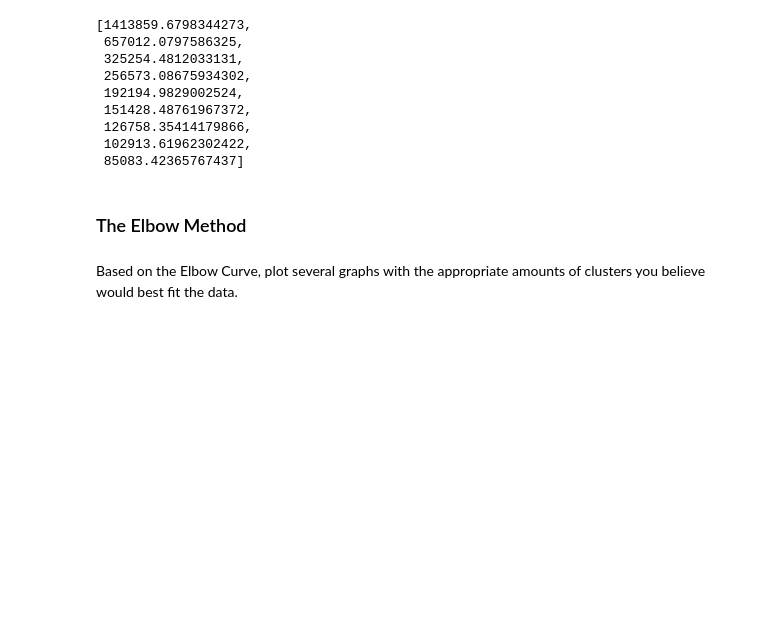
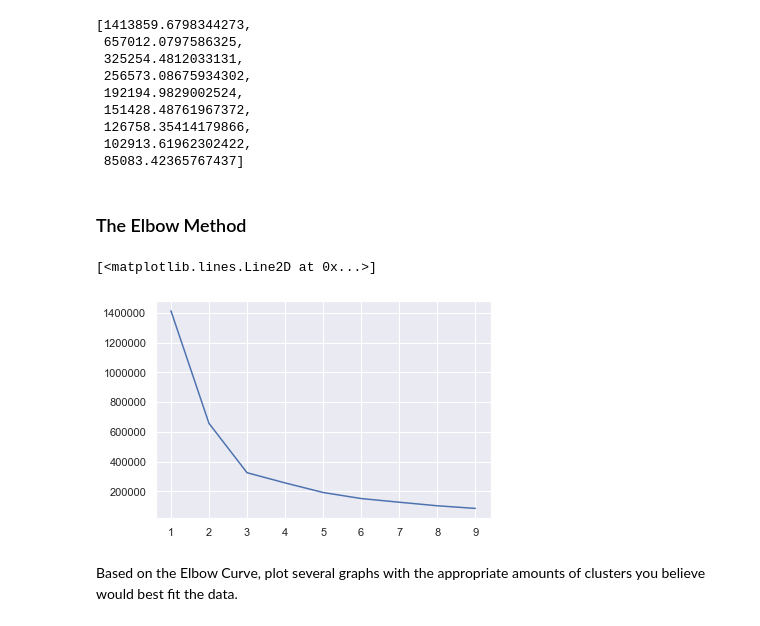
Before and after one commit to bryanling1/IntroToDataScience2020, a Jupyter notebook: 261.HowToChooseNumberOfClusters/How to Choose the Number of Clusters - Exercise.ipynb, the cells around one changed output. Saved outputs shown, nothing was run; the diff lists cells and outputs as text; code cells hidden in the pictures; blank space fills up the shorter version.

Commit message:
Added how to choose n of clusters excercise

```diff
--- a/261.HowToChooseNumberOfClusters/How to Choose the Number of Clusters - Exercise.ipynb
+++ b/261.HowToChooseNumberOfClusters/How to Choose the Number of Clusters - Exercise.ipynb
@@ -142,6 +142,12 @@ wcss
  85083.42365767437]
 # %% [markdown]
 ### The Elbow Method
+# %%
+cluster_numbers = range(1, 10)
+plt.plot(cluster_numbers, wcss)
+# %% [output]
+[<matplotlib.lines.Line2D at 0x...>]
+[figure, added]
 # %% [markdown]
 Based on the Elbow Curve, plot several graphs with the appropriate amounts of clusters you believe would best fit the data.
 # %% [markdown]
```
Also changed, not shown: 6 other files.
